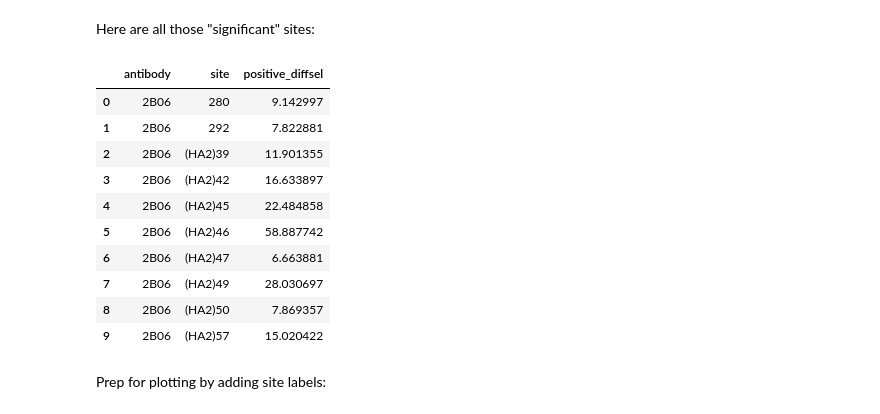
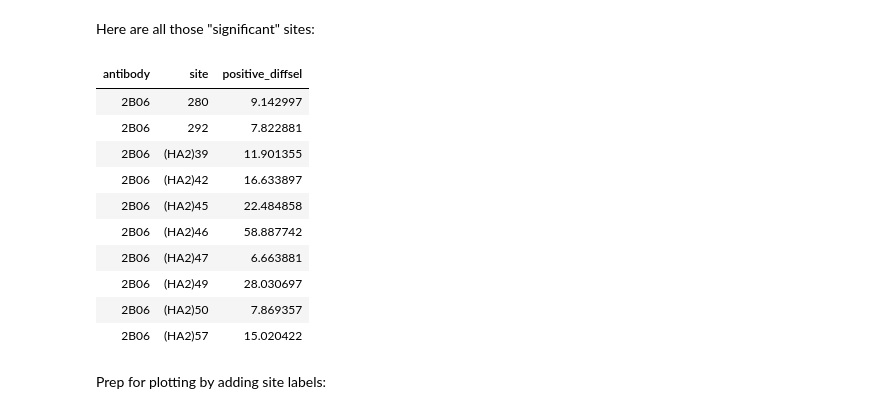
Before and after one commit to jbloomlab/2B06_DMS, a Jupyter notebook: analysis_notebook.ipynb, the cells around one changed output. Drawn from its saved outputs; the diff is of its cells as text; code cells hidden in the pictures.

```diff
--- a/analysis_notebook.ipynb
+++ b/analysis_notebook.ipynb
@@ -391,25 +392,27 @@ sel_df.head()
 # %% [markdown]
 Here are all those "significant" sites:
 # %%
-(sel_df
+display(HTML(
+ sel_df
  .query('sig')
  [['antibody', 'site', 'positive_diffsel']]
  .drop_duplicates()
  .sort_values('site')
  .reset_index(drop=True)
- )
+ .to_html(index=False)
+ ))
 # %% [output]
-|  | antibody | site | positive_diffsel |
-| 0 | 2B06 | 280 | 9.142997 |
-| 1 | 2B06 | 292 | 7.822881 |
-| 2 | 2B06 | (HA2)39 | 11.901355 |
-| 3 | 2B06 | (HA2)42 | 16.633897 |
-| 4 | 2B06 | (HA2)45 | 22.484858 |
-| 5 | 2B06 | (HA2)46 | 58.887742 |
-| 6 | 2B06 | (HA2)47 | 6.663881 |
-| 7 | 2B06 | (HA2)49 | 28.030697 |
-| 8 | 2B06 | (HA2)50 | 7.869357 |
-| 9 | 2B06 | (HA2)57 | 15.020422 |
+| antibody | site | positive_diffsel |
+| 2B06 | 280 | 9.142997 |
+| 2B06 | 292 | 7.822881 |
+| 2B06 | (HA2)39 | 11.901355 |
+| 2B06 | (HA2)42 | 16.633897 |
+| 2B06 | (HA2)45 | 22.484858 |
+| 2B06 | (HA2)46 | 58.887742 |
+| 2B06 | (HA2)47 | 6.663881 |
+| 2B06 | (HA2)49 | 28.030697 |
+| 2B06 | (HA2)50 | 7.869357 |
+| 2B06 | (HA2)57 | 15.020422 |
 # %% [markdown]
 Prep for plotting by adding site labels:
 # %%
```
Also changed, not shown: parts of 10 cells of this notebook, 1 other file.
